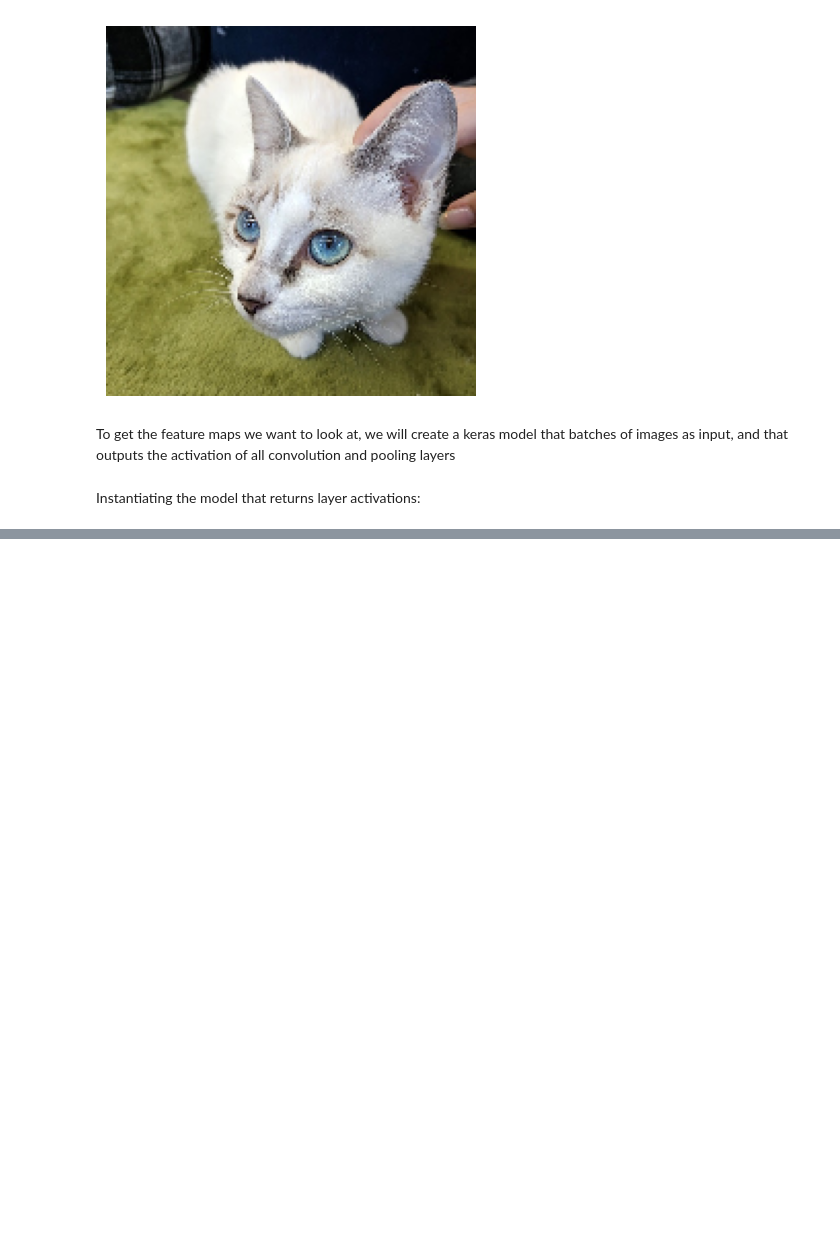
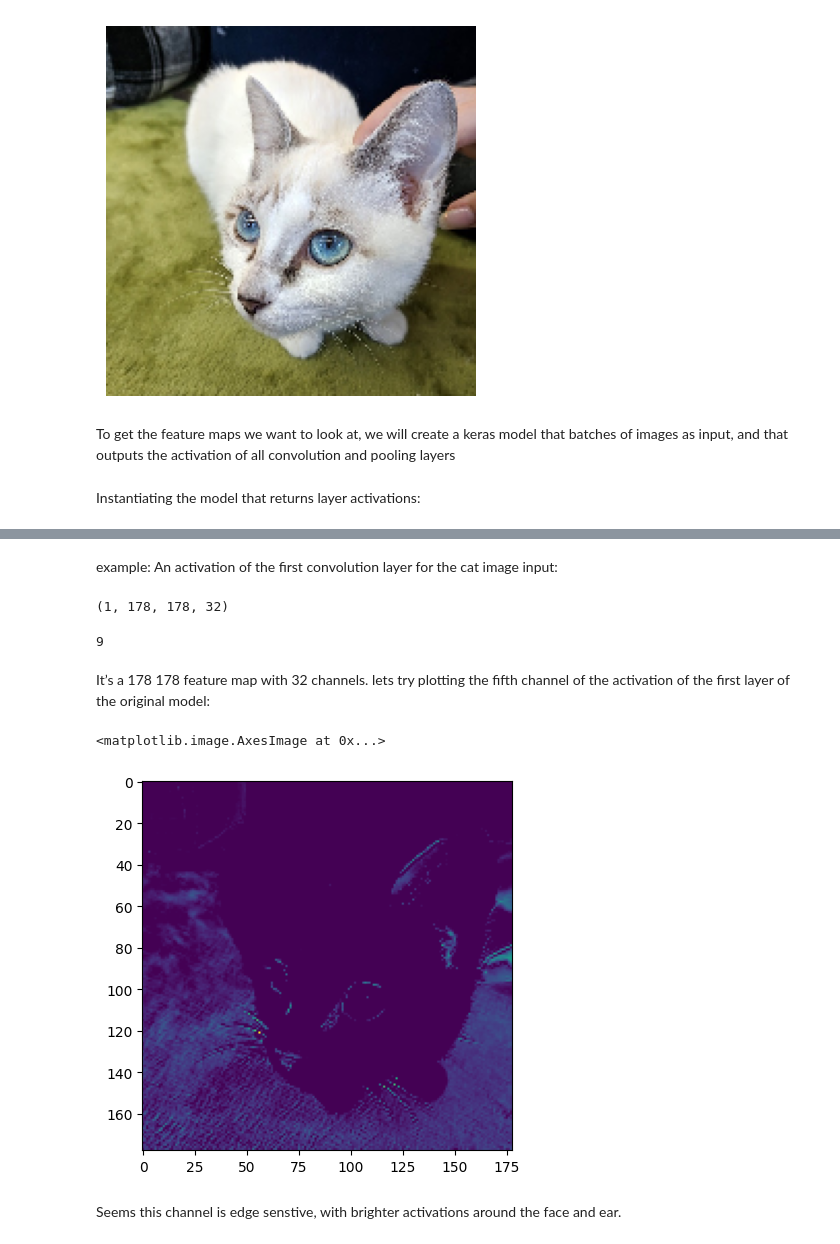
Before and after one commit to Mainasaid/deep-learning-with-python-practice, a Jupyter notebook: interprete_convnet_learns.ipynb, the cells around one changed output, grey strips where cells are left out. Drawn from its saved outputs; the diff is of its cells as text; code cells hidden in the pictures; blank space fills up the shorter version.

Commit message:
interpreting what convnet learns: use model to compute layer activations and plotting a channel of the activation

```diff
--- a/interprete_convnet_learns.ipynb
+++ b/interprete_convnet_learns.ipynb
@@ -94,0 +99,2 @@ activation_model = keras.Model(inputs=model.input, outputs=layer_outputs) #creat
+# %%
+activations = activation_model.predict(img_tensor) #return a list of nine Numpy arrays: one array per layer actication
@@ -94,0 +103,22 @@ activation_model = keras.Model(inputs=model.input, outputs=layer_outputs) #creat
+# %% [markdown]
+example: An activation of the first convolution layer for the cat image input:
+# %%
+#example
+first_layer_activation = activations[0]
+print(first_layer_activation.shape)
+# %% [output]
+(1, 178, 178, 32)
+# %%
+len(activations)
+# %% [output]
+9
+# %% [markdown]
+It’s a 178  178 feature map with 32 channels.
+lets try plotting the fifth channel of the activation of the first layer of the original model:
+# %%
+plt.imshow(first_layer_activation[0, :, :, 5], cmap='viridis')
+# %% [output]
+<matplotlib.image.AxesImage at 0x...>
+[figure, added]
+# %% [markdown]
+Seems this channel is edge senstive, with brighter activations around the face and ear.
```
Also changed, not shown: parts of 3 cells of this notebook.
